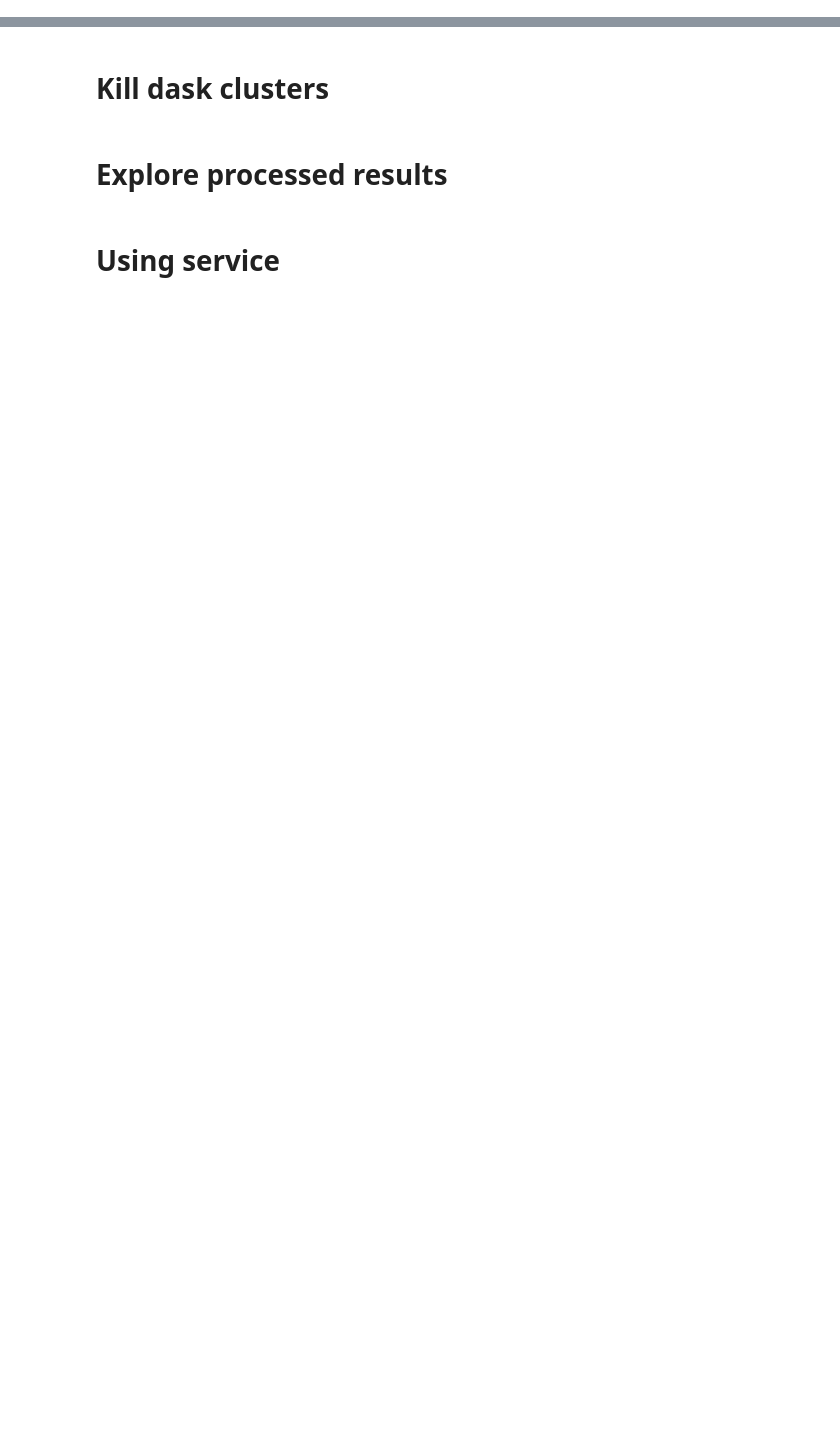
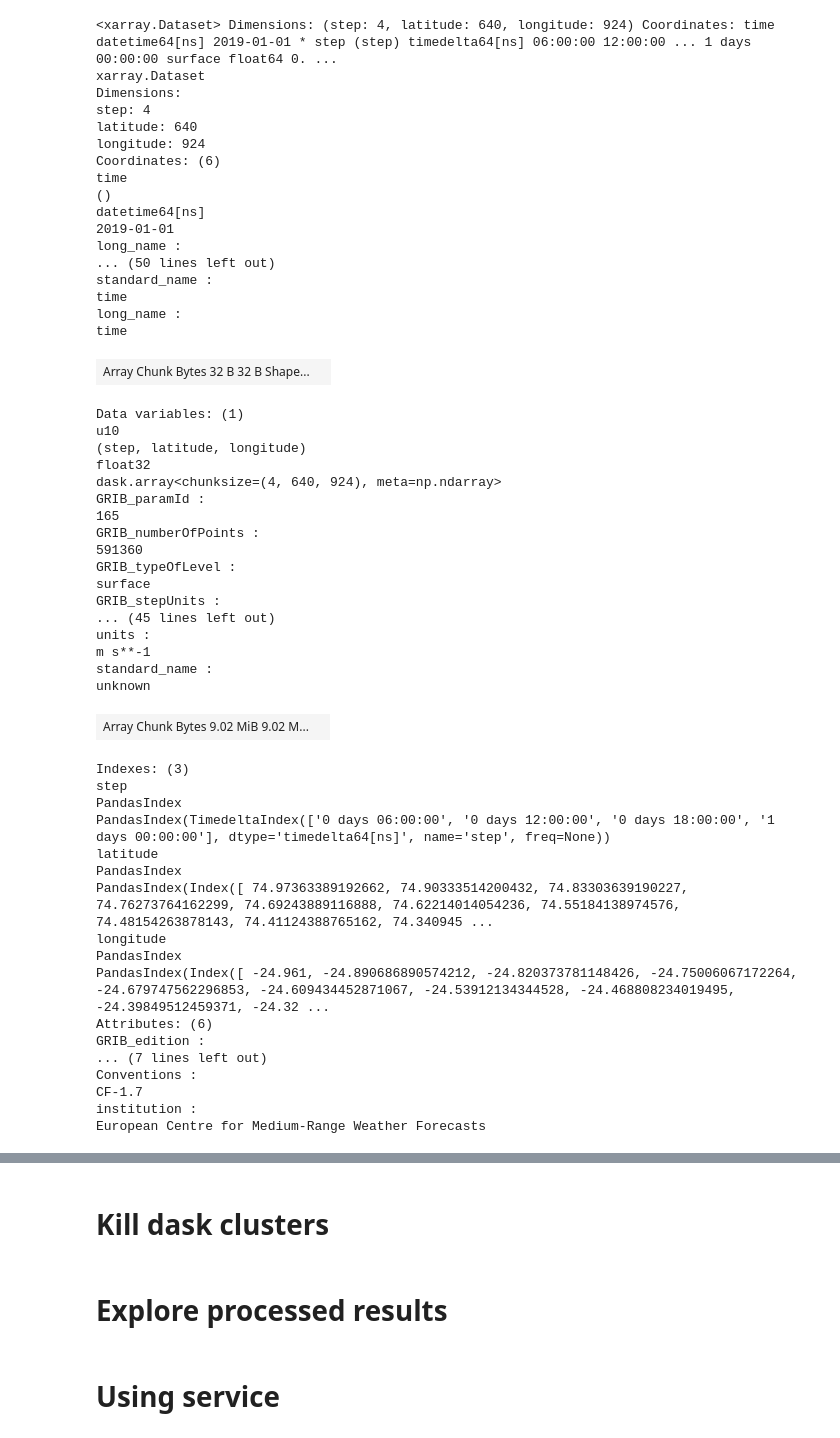
Before and after one commit to badrbmb/weather-weaver, a Jupyter notebook: notebooks/kitchen.ipynb, the cells around one changed output, grey strips where cells are left out. Cells and saved outputs as stored; diff of their text form; code cells hidden in the pictures; blank space fills up the shorter version.

```diff
--- a/notebooks/kitchen.ipynb
+++ b/notebooks/kitchen.ipynb
@@ -3,0 +6,5 @@
+# %%
+from weather_weaver.models.geo import BoundingBox, GeoFilterModel
+from weather_weaver.constants import EUROPE_BOUNDING_BOX_STR, ENTSO_E_ISO3_LIST
+import pandas as pd
+pd.set_option("display.max_columns", 500)
@@ -3,0 +130,68 @@
+# %%
+path = "/Users/badrbenmbarek/Documents/work/git/weather-weaver/ec.oper.fc.sfc.128_165_10u.regn1280sc.20190101-20190527.grb.spasub.benmbarek722612/ec.oper.fc.sfc.128_165_10u.regn1280sc.20190101.grb.spasub.benmbarek722612"
+ddd  = cfgrib.open_datasets(
+    path=path,
+    chunks={
+        "time": 1,
+        "step": -1,
+        "longitude": "auto",
+        "latitude": "auto",
+    },
+    backend_kwargs={"indexpath": ""},
+)
+# %%
+ddd[0]
+# %% [output]
+<xarray.Dataset> Dimensions: (step: 4, latitude: 640, longitude: 924) Coordinates: time datetime64[ns] 2019-01-01 * step (step) timedelta64[ns] 06:00:00 12:00:00 ... 1 days 00:00:00 surface float64 0. ...
+xarray.Dataset
+Dimensions:
+step: 4
+latitude: 640
+longitude: 924
+Coordinates: (6)
+time
+()
+datetime64[ns]
+2019-01-01
+long_name :
+... (50 lines left out)
+standard_name :
+time
+long_name :
+time
+| Array Chunk Bytes 32 B 32 B Shape... |  |
+Data variables: (1)
+u10
+(step, latitude, longitude)
+float32
+dask.array<chunksize=(4, 640, 924), meta=np.ndarray>
+GRIB_paramId :
+165
+GRIB_numberOfPoints :
+591360
+GRIB_typeOfLevel :
+surface
+GRIB_stepUnits :
+... (45 lines left out)
+units :
+m s**-1
+standard_name :
+unknown
+| Array Chunk Bytes 9.02 MiB 9.02 M... |  |
+Indexes: (3)
+step
+PandasIndex
+PandasIndex(TimedeltaIndex(['0 days 06:00:00', '0 days 12:00:00', '0 days 18:00:00', '1 days 00:00:00'], dtype='timedelta64[ns]', name='step', freq=None))
+latitude
+PandasIndex
+PandasIndex(Index([ 74.97363389192662, 74.90333514200432, 74.83303639190227, 74.76273764162299, 74.69243889116888, 74.62214014054236, 74.55184138974576, 74.48154263878143, 74.41124388765162, 74.340945 ...
+longitude
+PandasIndex
+PandasIndex(Index([ -24.961, -24.890686890574212, -24.820373781148426, -24.75006067172264, -24.679747562296853, -24.609434452871067, -24.53912134344528, -24.468808234019495, -24.39849512459371, -24.32 ...
+Attributes: (6)
+GRIB_edition :
+... (7 lines left out)
+Conventions :
+CF-1.7
+institution :
+European Centre for Medium-Range Weather Forecasts
```
Also changed, not shown: parts of 26 cells of this notebook, 10 other files.
